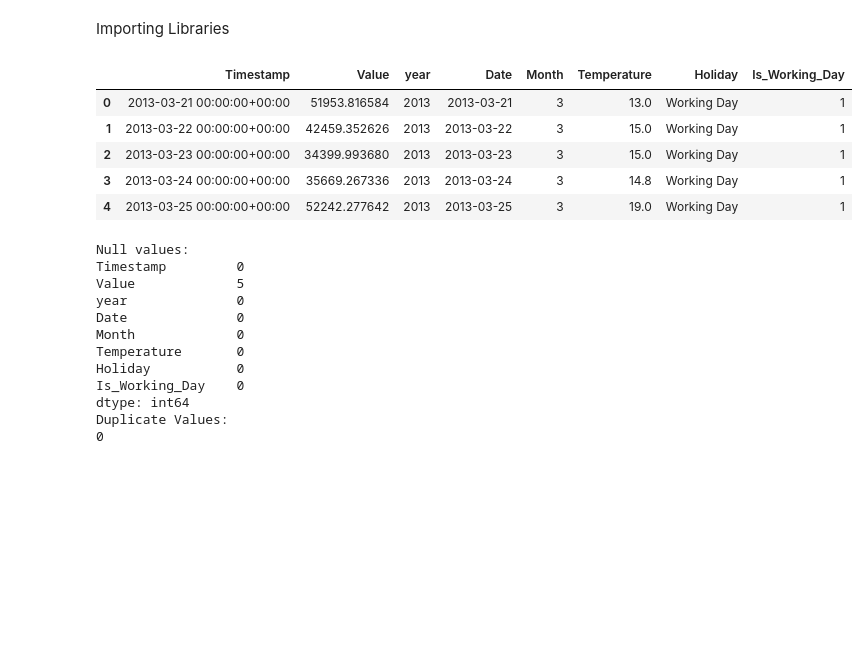
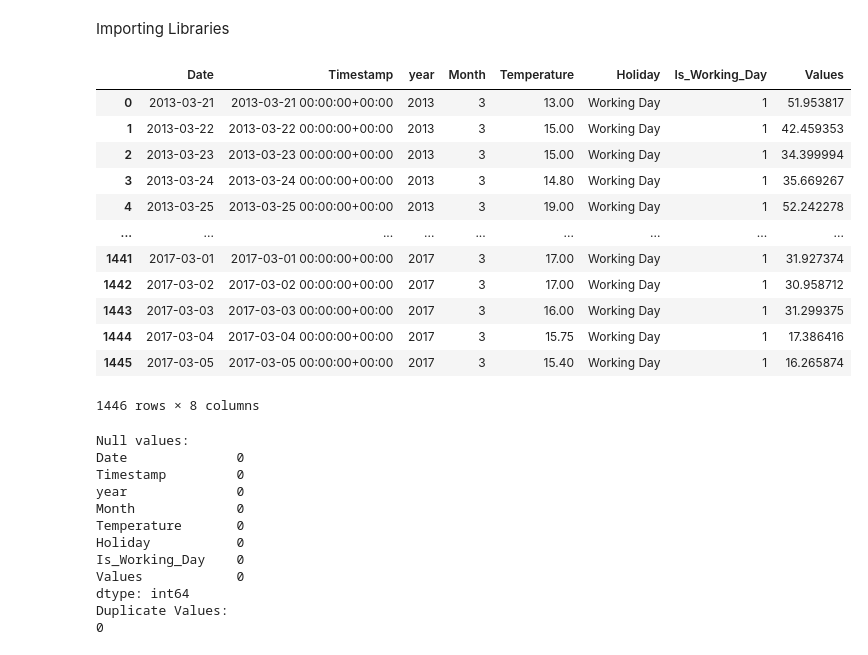
Before and after one commit to Melbinmatheew/Energy-Consumption-Forcasting, a Jupyter notebook: Notebooks/Linear Model.ipynb, the cells around one changed output. Saved outputs shown, nothing was run; the diff lists cells and outputs as text; code cells hidden in the pictures; blank space fills up the shorter version.

```diff
--- a/Notebooks/Linear Model.ipynb
+++ b/Notebooks/Linear Model.ipynb
@@ -10,13 +12,20 @@ from sklearn.model_selection import train_test_split
 # %%
-data=pd.read_csv(r"..\Notebooks\Consumption_dataset.csv")
-data.head()
+data=pd.read_csv(r"..\Notebooks\Energy Consumption data site id 8.csv")
+data
 # %% [output]
-|  | Timestamp | Value | year | Date | Month | Temperature | Holiday | Is_Working_Day |
-| 0 | 2013-03-21 00:00:00+00:00 | 51953.816584 | 2013 | 2013-03-21 | 3 | 13.0 | Working Day | 1 |
-| 1 | 2013-03-22 00:00:00+00:00 | 42459.352626 | 2013 | 2013-03-22 | 3 | 15.0 | Working Day | 1 |
-| 2 | 2013-03-23 00:00:00+00:00 | 34399.993680 | 2013 | 2013-03-23 | 3 | 15.0 | Working Day | 1 |
-| 3 | 2013-03-24 00:00:00+00:00 | 35669.267336 | 2013 | 2013-03-24 | 3 | 14.8 | Working Day | 1 |
-| 4 | 2013-03-25 00:00:00+00:00 | 52242.277642 | 2013 | 2013-03-25 | 3 | 19.0 | Working Day | 1 |
+|  | Date | Timestamp | year | Month | Temperature | Holiday | Is_Working_Day | Values |
+| 0 | 2013-03-21 | 2013-03-21 00:00:00+00:00 | 2013 | 3 | 13.00 | Working Day | 1 | 51.953817 |
+| 1 | 2013-03-22 | 2013-03-22 00:00:00+00:00 | 2013 | 3 | 15.00 | Working Day | 1 | 42.459353 |
+| 2 | 2013-03-23 | 2013-03-23 00:00:00+00:00 | 2013 | 3 | 15.00 | Working Day | 1 | 34.399994 |
+| 3 | 2013-03-24 | 2013-03-24 00:00:00+00:00 | 2013 | 3 | 14.80 | Working Day | 1 | 35.669267 |
+| 4 | 2013-03-25 | 2013-03-25 00:00:00+00:00 | 2013 | 3 | 19.00 | Working Day | 1 | 52.242278 |
+| ... | ... | ... | ... | ... | ... | ... | ... | ... |
+| 1441 | 2017-03-01 | 2017-03-01 00:00:00+00:00 | 2017 | 3 | 17.00 | Working Day | 1 | 31.927374 |
+| 1442 | 2017-03-02 | 2017-03-02 00:00:00+00:00 | 2017 | 3 | 17.00 | Working Day | 1 | 30.958712 |
+| 1443 | 2017-03-03 | 2017-03-03 00:00:00+00:00 | 2017 | 3 | 16.00 | Working Day | 1 | 31.299375 |
+| 1444 | 2017-03-04 | 2017-03-04 00:00:00+00:00 | 2017 | 3 | 15.75 | Working Day | 1 | 17.386416 |
+| 1445 | 2017-03-05 | 2017-03-05 00:00:00+00:00 | 2017 | 3 | 15.40 | Working Day | 1 | 16.265874 |
+1446 rows × 8 columns
 # %%
 print("Null values: ")
 print(data.isna().sum())
@@ -24,14 +33,14 @@ print("Duplicate Values: ")
 print(data.duplicated().sum())
 # %% [output]
 Null values:
+Date              0
 Timestamp         0
-Value             5
 year              0
-Date              0
 Month             0
 Temperature       0
 Holiday           0
 Is_Working_Day    0
+Values            0
 dtype: int64
 Duplicate Values:
 0
```
Also changed, not shown: parts of 6 cells of this notebook, 1 other file.
